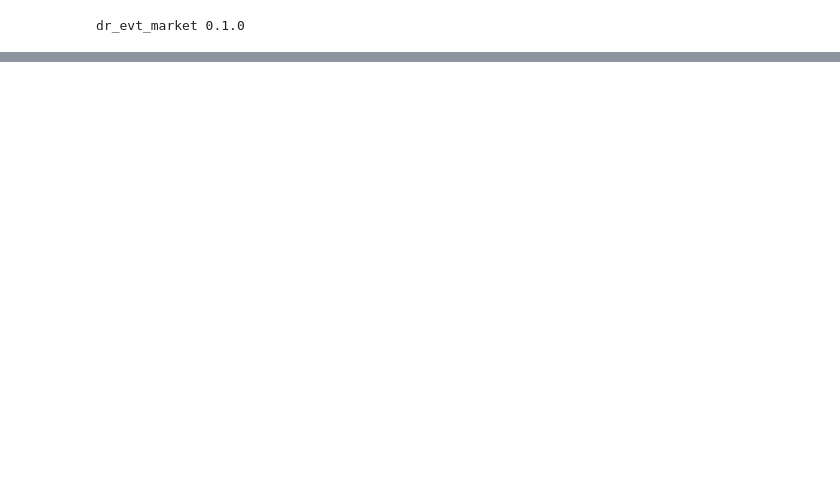
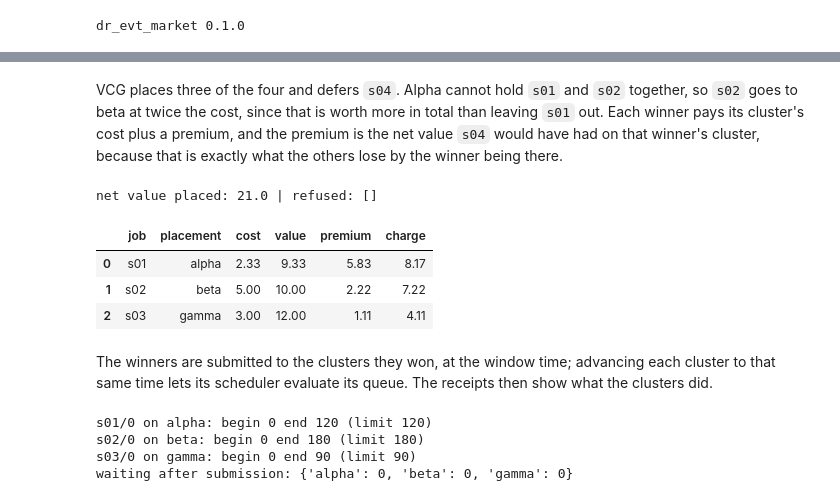
Before and after one commit to jmalegaonkar/dr_evt, a Jupyter notebook: learn/07_market_end_to_end.ipynb, the cells around one changed output, grey strips where cells are left out. Saved outputs shown, nothing was run; the diff lists cells and outputs as text; code cells hidden in the pictures; blank space fills up the shorter version.

```diff
--- a/learn/07_market_end_to_end.ipynb
+++ b/learn/07_market_end_to_end.ipynb
@@ -263,0 +1782,40 @@ every job runs exactly its limit, on every platform.
+# %% [markdown]
+VCG places three of the four and defers `s04`. Alpha cannot hold `s01` and `s02`
+together, so `s02` goes to beta at twice the cost, since that is worth more in total
+than leaving `s01` out. Each winner pays its cluster's cost plus a premium, and the
+premium is the net value `s04` would have had on that winner's cluster, because that is
+exactly what the others lose by the winner being there.
+# %%
+decisions = vcg.Vcg().decide(window)
+accepted, refused = mechanism_base.validate_decisions(window, decisions)
+print("net value placed:", round(sum(d.placement.net_credits for d in accepted), 2), "| refused:", refused)
+pd.DataFrame([{"job": d.job_id, "placement": d.placement.id, "cost": round(d.placement.cost_credits, 2),
+               "value": round(d.placement.value_credits, 2), "premium": round(d.charge_credits - d.placement.cost_credits, 2),
+               "charge": round(d.charge_credits, 2)} for d in accepted])
+# %% [output]
+net value placed: 21.0 | refused: []
+|  | job | placement | cost | value | premium | charge |
+| 0 | s01 | alpha | 2.33 | 9.33 | 5.83 | 8.17 |
+| 1 | s02 | beta | 5.00 | 10.00 | 2.22 | 7.22 |
+| 2 | s03 | gamma | 3.00 | 12.00 | 1.11 | 4.11 |
+# %% [markdown]
+The winners are submitted to the clusters they won, at the window time; advancing each
+cluster to that same time lets its scheduler evaluate its queue. The receipts then show
+what the clusters did.
+# %%
+handles = clearing.submit(accepted, window, sessions, 0)
+for s in sessions.values():
+    s.advance_to(0)
+for decision in accepted:
+    job = window.job(decision.job_id)
+    for leg, name in zip(job.legs, decision.placement.platforms):
+        t = sessions[name].timings([handles[(job.job_id, leg.leg_id)]])[0]
+        print(f"{job.job_id}/{leg.leg_id} on {name}: begin {t.begin_s:.0f} end {t.end_s:.0f} (limit {t.limit_s})")
+print("waiting after submission:", {n: s.snapshot().waiting_jobs for n, s in sessions.items()})
+for s in sessions.values():
+    s.finish()
+# %% [output]
+s01/0 on alpha: begin 0 end 120 (limit 120)
+s02/0 on beta: begin 0 end 180 (limit 180)
+s03/0 on gamma: begin 0 end 90 (limit 90)
+waiting after submission: {'alpha': 0, 'beta': 0, 'gamma': 0}
```
Also changed, not shown: parts of 60 cells of this notebook, 35 other files.
